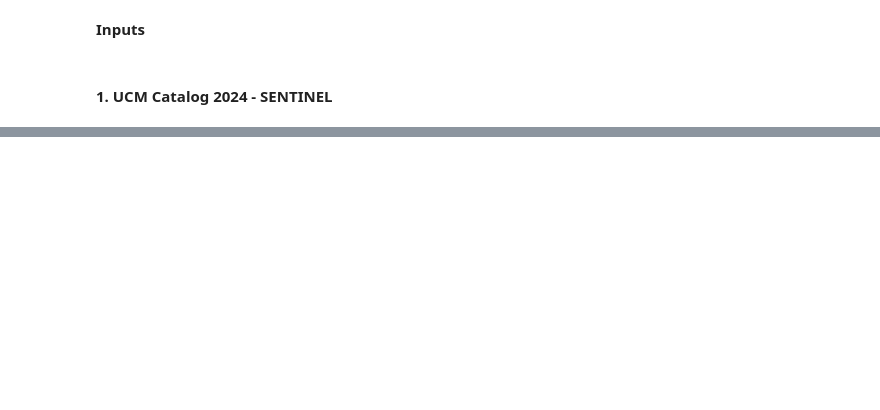
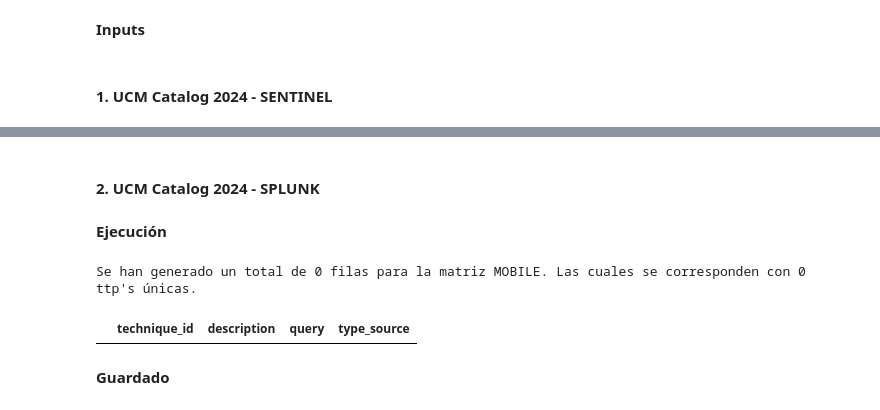
Before and after one commit to cyberauditor-framework/Mitre-Detections-Rules-Framework, a Jupyter notebook: get_ttps_from_CP_files/get_CP_techniques.ipynb, the cells around one changed output, grey strips where cells are left out. Cells and saved outputs as stored; diff of their text form; code cells hidden in the pictures; blank space fills up the shorter version.

```diff
--- a/get_ttps_from_CP_files/get_CP_techniques.ipynb
+++ b/get_ttps_from_CP_files/get_CP_techniques.ipynb
@@ -314,4 +394,0 @@ UCMCatalog2024_Splunk.head(3)
-# %%
-UCMCatalog2024_Splunk['MITRE_TECHNIQUE'] = UCMCatalog2024_Splunk['Mitre Technique'].str.upper()
-UCMCatalog2024_Splunk['DESCRIPTION'] = UCMCatalog2024_Splunk['description'].str.upper()
-UCMCatalog2024_Splunk['SEARCH'] = UCMCatalog2024_Splunk['search'].str.upper()
@@ -641,0 +414,12 @@ UCMCatalog2024_info.to_csv('tecnhniques_UCMCatalog2024_info.csv',sep=';',encodin
+# %% [markdown]
+#### **2. UCM Catalog 2024 - SPLUNK**
+# %% [markdown]
+**Ejecución**
+# %%
+ucm_splunk_union = get_techniques_from_UCM_Splunk(UCMCatalog2024_Splunk, techniques, matrix)
+ucm_splunk_union.head(3)
+# %% [output]
+Se han generado un total de 0 filas para la matriz MOBILE. Las cuales se corresponden con 0 ttp's únicas.
+|  | technique_id | description | query | type_source |
+# %% [markdown]
+**Guardado**
```
Also changed, not shown: parts of 85 cells of this notebook.
